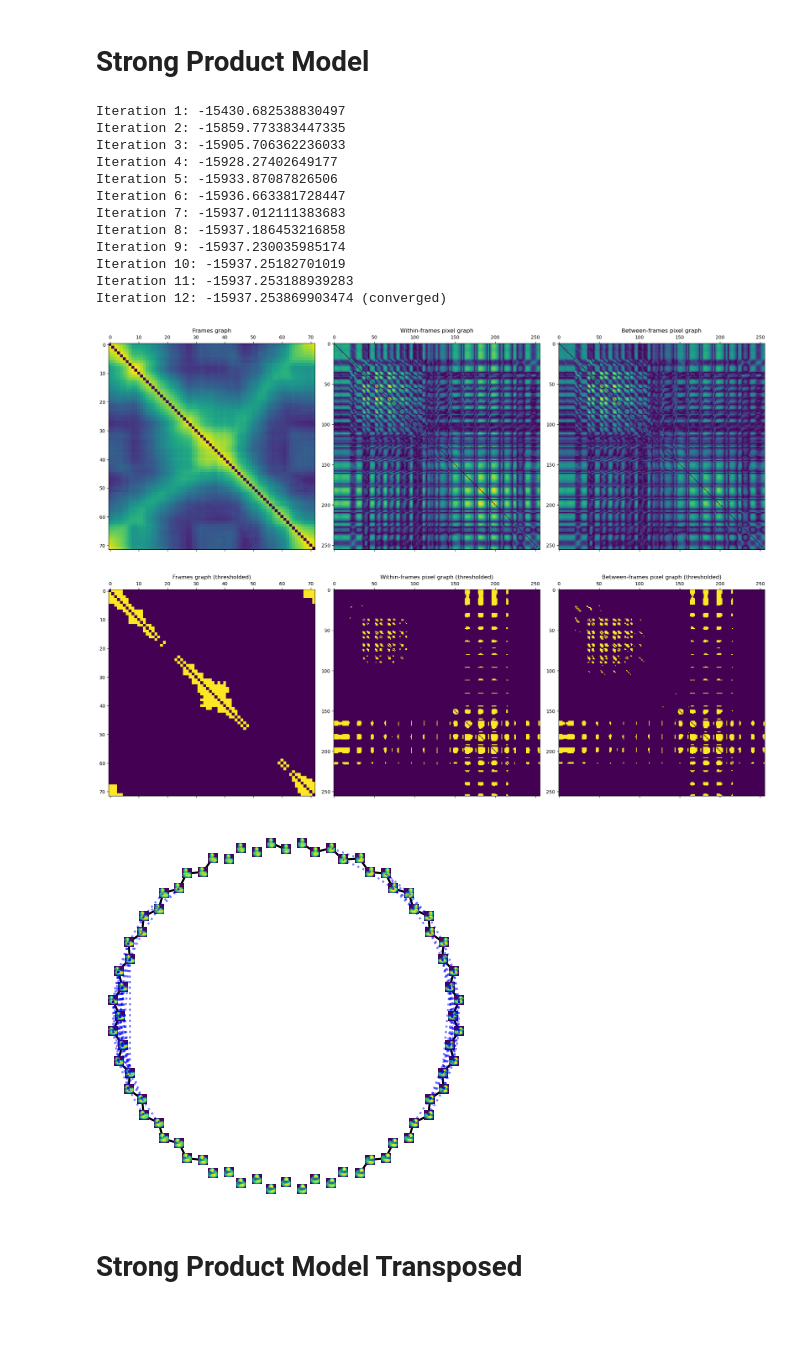
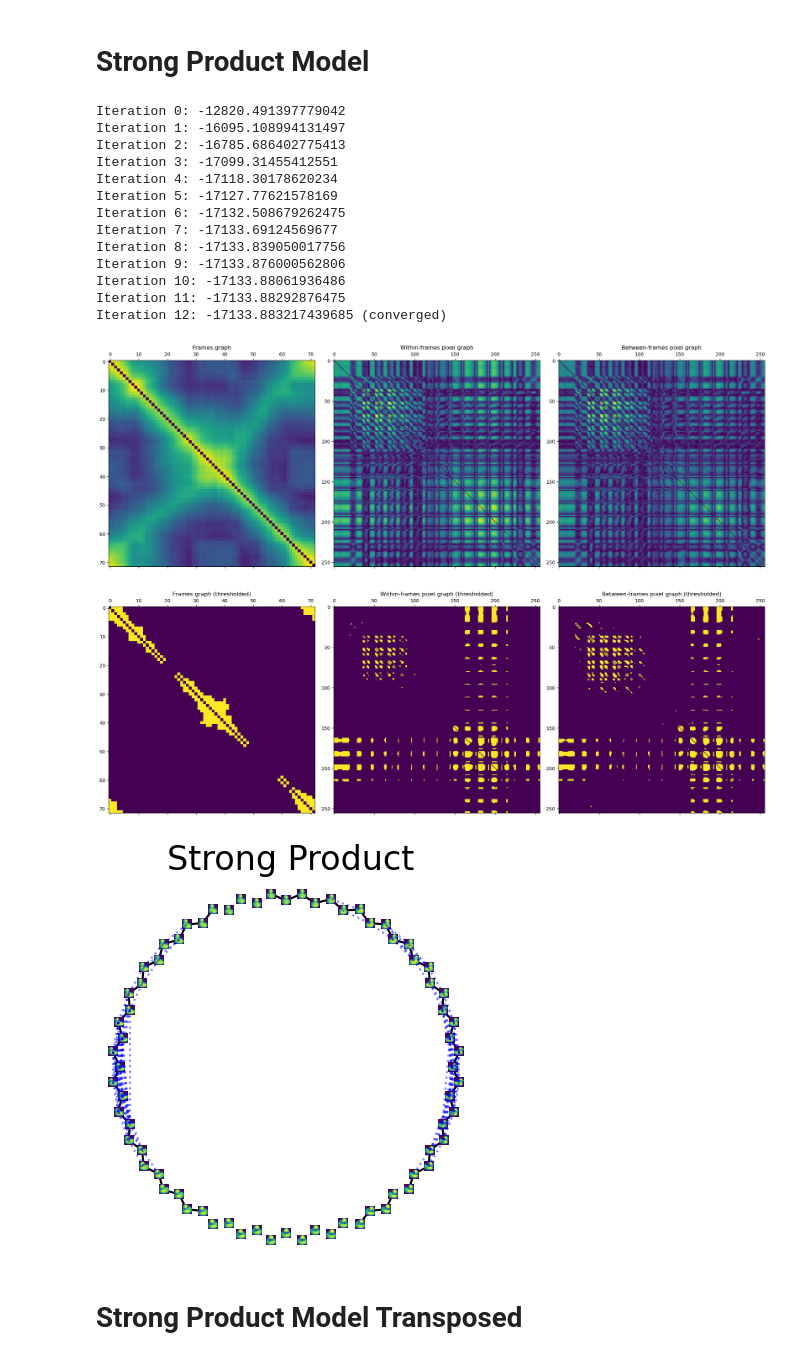
Before and after one commit to BaileyAndrew/Strong-Product-Model, a Jupyter notebook: coil.ipynb, the cells around one changed output. Drawn from its saved outputs; the diff is of its cells as text; code cells hidden in the pictures; blank space fills up the shorter version.

Commit message:
Added new coil test

```diff
--- a/coil.ipynb
+++ b/coil.ipynb
@@ -73,21 +73,23 @@ results_sp = strong_product_model(
     rho_cols_within_rows=0.1,
     rho_cols_between_rows=0.1,
     verbose=True,
-    tol=1e-3
+    tol=1e-3,
+    beta=0
 )
 # %% [output]
-Iteration 1: -15430.682538830497
-Iteration 2: -15859.773383447335
-Iteration 3: -15905.706362236033
-Iteration 4: -15928.27402649177
-Iteration 5: -15933.87087826506
-Iteration 6: -15936.663381728447
-Iteration 7: -15937.012111383683
-Iteration 8: -15937.186453216858
-Iteration 9: -15937.230035985174
-Iteration 10: -15937.25182701019
-Iteration 11: -15937.253188939283
-Iteration 12: -15937.253869903474 (converged)
+Iteration 0: -12820.491397779042
+Iteration 1: -16095.108994131497
+Iteration 2: -16785.686402775413
+Iteration 3: -17099.31455412551
+Iteration 4: -17118.30178620234
+Iteration 5: -17127.77621578169
+Iteration 6: -17132.508679262475
+Iteration 7: -17133.69124569677
+Iteration 8: -17133.839050017756
+Iteration 9: -17133.876000562806
+Iteration 10: -17133.88061936486
+Iteration 11: -17133.88292876475
+Iteration 12: -17133.883217439685 (converged)
 # %%
 resmatrix_sp = np.abs(results_sp['rows'])
 np.fill_diagonal(resmatrix_sp, 0)
@@ -145,7 +147,7 @@ ax6.set_title("Between-frames pixel graph (thresholded)")
 fig.tight_layout()
 fig.savefig('out_figs/coil/sp-precisions.pdf', bbox_inches='tight')
 # %% [output]
-[figure, old version]
+[figure, new version]
 # %%
 fig, ax = plt.subplots()
 ax.axis('off')
@@ -158,35 +160,37 @@ for i in range(72):
         if resmatrix_sp[i, j] != 0:
             angle_1 = i/72 * 2 * np.pi
             angle_2 = j/72 * 2 * np.pi
             scale_i = 450 +  + 20 * (i % 2)
             scale_j = 450 +  + 20 * (j % 2)
             xs = [scale_i * np.cos(angle_1) - 0.2*64, scale_j * np.cos(angle_2) - 0.2*64]
             ys = [scale_i * np.sin(angle_1) - 0.2*64, scale_j * np.sin(angle_2) - 0.2*64]
             if np.abs(i - j) == 1 or np.abs(i - j) == 71:
                 ax.plot(xs, ys, color='black', zorder=0)
             else:
                 ax.plot(xs, ys, color='#0000ff77', zorder=20, linestyle=':')
 
 for i in range(72):
     img = ax.imshow(data["obj1"][i], zorder=10)
     transform_rot = mpl.transforms.Affine2D().rotate_deg(-i/72 * 360 + 180)
     transform_scale = mpl.transforms.Affine2D().scale(0.2, 0.2)
     transform_move = mpl.transforms.Affine2D().translate(450 + 20 * (i % 2), 0)
     transform_rerot = mpl.transforms.Affine2D().rotate_deg(i/72 * 360)
     img.set_transform(
         transform_rot
         + transform_scale
         + transform_move
         + transform_rerot
         + ax.transData
     )
 
 ax.set_xlim(-500, 500)
 ax.set_ylim(-500, 500)
 
-fig.savefig('out_figs/coil/sp.pdf', transparent=True, dpi=200)
+ax.set_title("Strong Product", size=24)
+
+fig.savefig('out_figs/coil/sp.pdf', transparent=True, dpi=200, bbox_inches='tight')
 # %% [output]
-[figure, old version]
+[figure, new version]
 # %% [markdown]
 # Strong Product Model Transposed
 # %%
```
Also changed, not shown: parts of 14 cells of this notebook, 10 other files.
